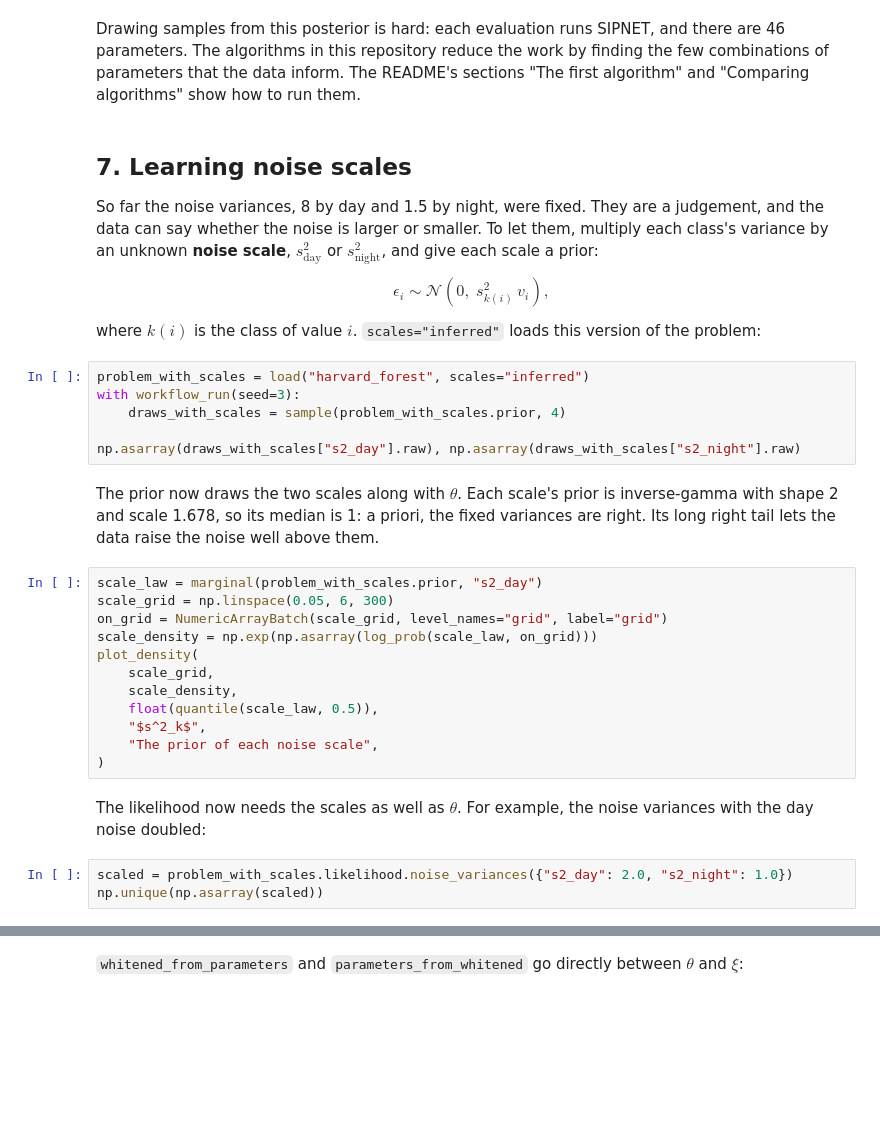
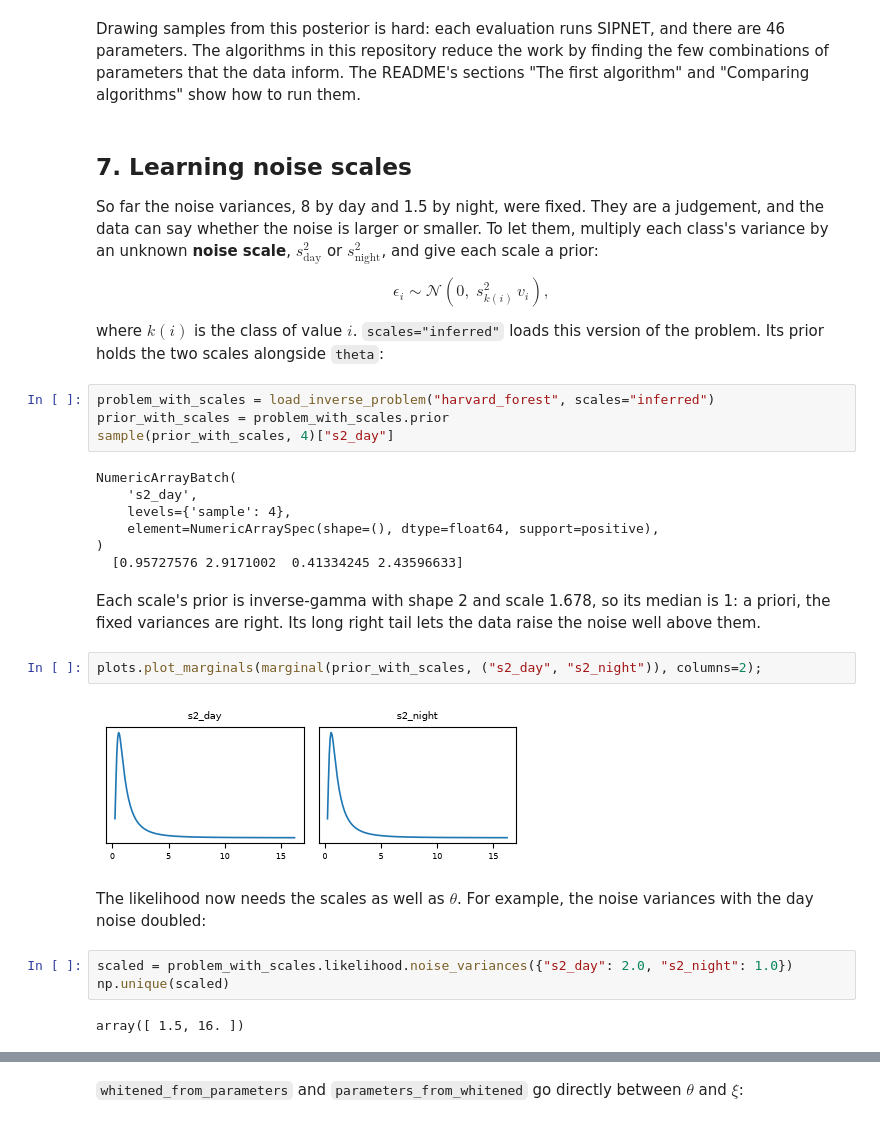
Before and after one commit to arob5/lsm-active-subspace, a Jupyter notebook: notebooks/main_inverse_problem.ipynb, the cells around one changed output, grey strips where cells are left out. Drawn from its saved outputs; the diff is of its cells as text; blank space fills up the shorter version.

```diff
--- a/notebooks/main_inverse_problem.ipynb
+++ b/notebooks/main_inverse_problem.ipynb
@@ -675,35 +817,34 @@ $$
 \epsilon_i \sim \mathcal N\!\left(0,\; s^2_{k(i)}\, v_i\right),
 $$
 
-where $k(i)$ is the class of value $i$. `scales="inferred"` loads this version of the problem:
+where $k(i)$ is the class of value $i$. `scales="inferred"` loads this version of the problem. Its
+prior holds the two scales alongside `theta`:
-# %%
-problem_with_scales = load("harvard_forest", scales="inferred")
-with workflow_run(seed=3):
-    draws_with_scales = sample(problem_with_scales.prior, 4)
-
-np.asarray(draws_with_scales["s2_day"].raw), np.asarray(draws_with_scales["s2_night"].raw)
+# %%
+problem_with_scales = load_inverse_problem("harvard_forest", scales="inferred")
+prior_with_scales = problem_with_scales.prior
+sample(prior_with_scales, 4)["s2_day"]
+# %% [output]
+NumericArrayBatch(
+    's2_day',
+    levels={'sample': 4},
+    element=NumericArraySpec(shape=(), dtype=float64, support=positive),
+)
+  [0.95727576 2.9171002  0.41334245 2.43596633]
 # %% [markdown]
-The prior now draws the two scales along with $\theta$. Each scale's prior is inverse-gamma with
-shape 2 and scale 1.678, so its median is 1: a priori, the fixed variances are right. Its long
-right tail lets the data raise the noise well above them.
+Each scale's prior is inverse-gamma with shape 2 and scale 1.678, so its median is 1: a priori, the
+fixed variances are right. Its long right tail lets the data raise the noise well above them.
-# %%
-scale_law = marginal(problem_with_scales.prior, "s2_day")
-scale_grid = np.linspace(0.05, 6, 300)
-on_grid = NumericArrayBatch(scale_grid, level_names="grid", label="grid")
-scale_density = np.exp(np.asarray(log_prob(scale_law, on_grid)))
-plot_density(
-    scale_grid,
-    scale_density,
-    float(quantile(scale_law, 0.5)),
-    "$s^2_k$",
-    "The prior of each noise scale",
-)
+# %%
+plots.plot_marginals(marginal(prior_with_scales, ("s2_day", "s2_night")), columns=2);
+# %% [output]
+[figure, added]
 # %% [markdown]
 The likelihood now needs the scales as well as $\theta$. For example, the noise variances with
 the day noise doubled:
 # %%
 scaled = problem_with_scales.likelihood.noise_variances({"s2_day": 2.0, "s2_night": 1.0})
-np.unique(np.asarray(scaled))
+np.unique(scaled)
+# %% [output]
+array([ 1.5, 16. ])
 # %% [markdown]
 ## 8. Coordinates
 
```
Also changed, not shown: parts of 71 cells of this notebook, 3 other files.
